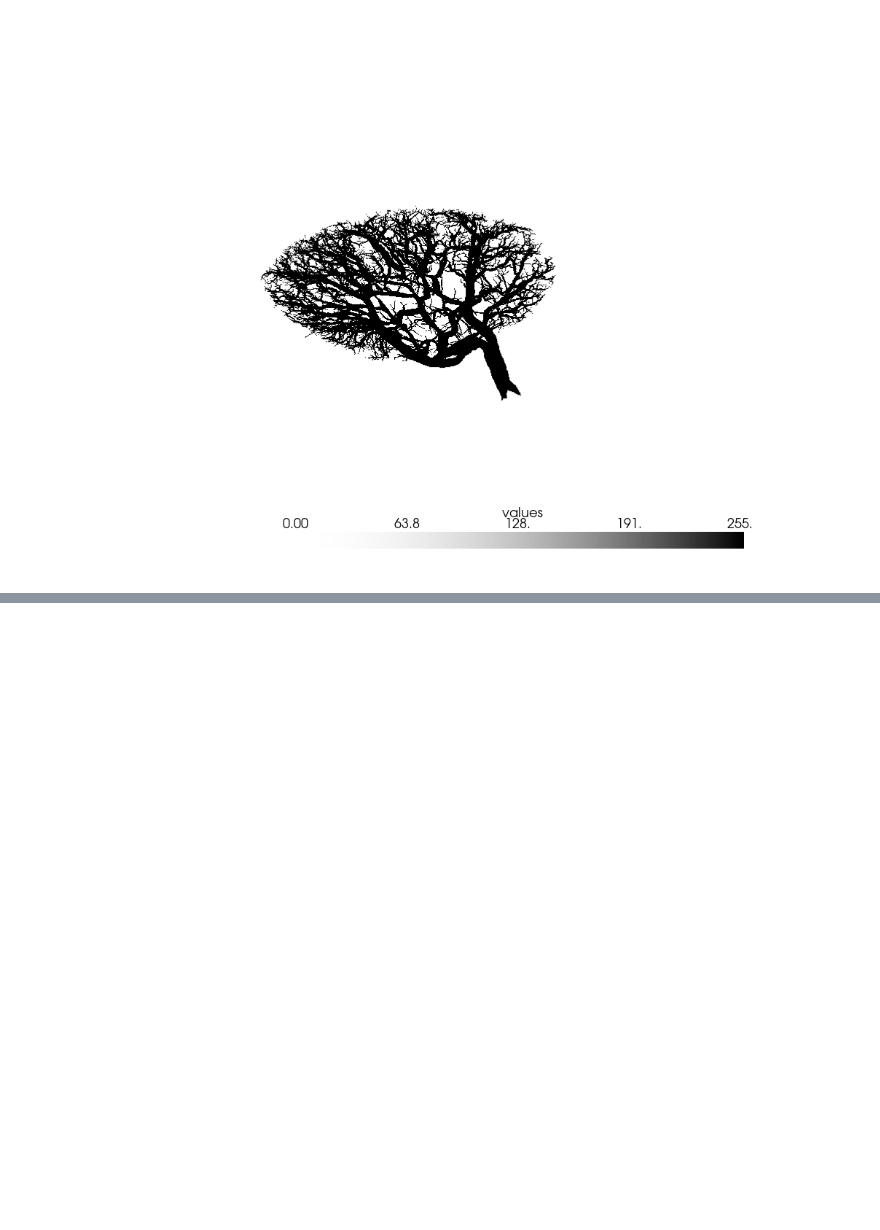
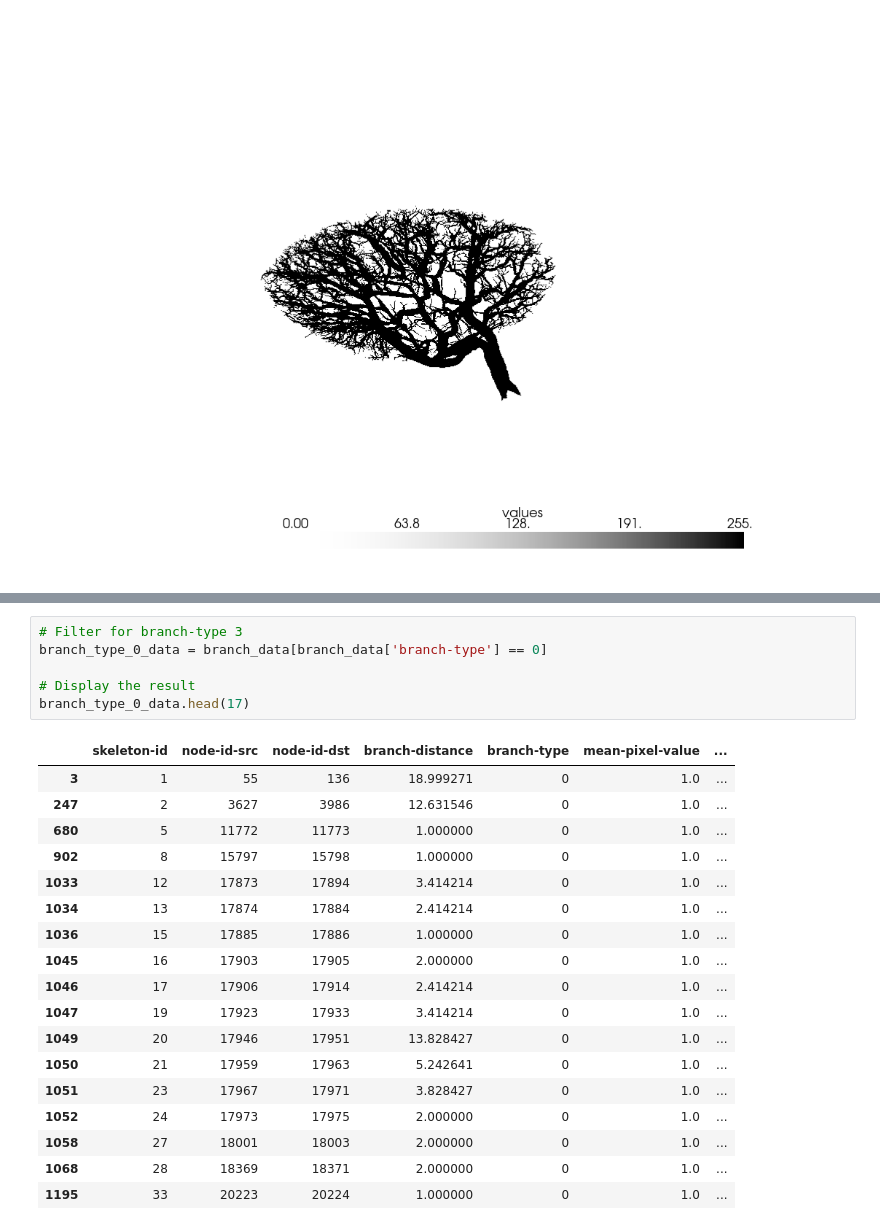
Before and after one commit to nereaSuacab/specialCourse_fall24, a Jupyter notebook: volumes.ipynb, the cells around one changed output, grey strips where cells are left out. Drawn from its saved outputs; the diff is of its cells as text; blank space fills up the shorter version.

```diff
--- a/volumes.ipynb
+++ b/volumes.ipynb
@@ -46,0 +197,25 @@ Falling back to a static output.
+# %%
+# Filter for branch-type 3
+branch_type_0_data = branch_data[branch_data['branch-type'] == 0]
+
+# Display the result
+branch_type_0_data.head(17)
+# %% [output]
+|  | skeleton-id | node-id-src | node-id-dst | branch-distance | branch-type | mean-pixel-value | ... |
+| 3 | 1 | 55 | 136 | 18.999271 | 0 | 1.0 | ... |
+| 247 | 2 | 3627 | 3986 | 12.631546 | 0 | 1.0 | ... |
+| 680 | 5 | 11772 | 11773 | 1.000000 | 0 | 1.0 | ... |
+| 902 | 8 | 15797 | 15798 | 1.000000 | 0 | 1.0 | ... |
+| 1033 | 12 | 17873 | 17894 | 3.414214 | 0 | 1.0 | ... |
+| 1034 | 13 | 17874 | 17884 | 2.414214 | 0 | 1.0 | ... |
+| 1036 | 15 | 17885 | 17886 | 1.000000 | 0 | 1.0 | ... |
+| 1045 | 16 | 17903 | 17905 | 2.000000 | 0 | 1.0 | ... |
+| 1046 | 17 | 17906 | 17914 | 2.414214 | 0 | 1.0 | ... |
+| 1047 | 19 | 17923 | 17933 | 3.414214 | 0 | 1.0 | ... |
+| 1049 | 20 | 17946 | 17951 | 13.828427 | 0 | 1.0 | ... |
+| 1050 | 21 | 17959 | 17963 | 5.242641 | 0 | 1.0 | ... |
+| 1051 | 23 | 17967 | 17971 | 3.828427 | 0 | 1.0 | ... |
+| 1052 | 24 | 17973 | 17975 | 2.000000 | 0 | 1.0 | ... |
+| 1058 | 27 | 18001 | 18003 | 2.000000 | 0 | 1.0 | ... |
+| 1068 | 28 | 18369 | 18371 | 2.000000 | 0 | 1.0 | ... |
+| 1195 | 33 | 20223 | 20224 | 1.000000 | 0 | 1.0 | ... |
```
Also changed, not shown: parts of 15 cells of this notebook, 1 other file.
